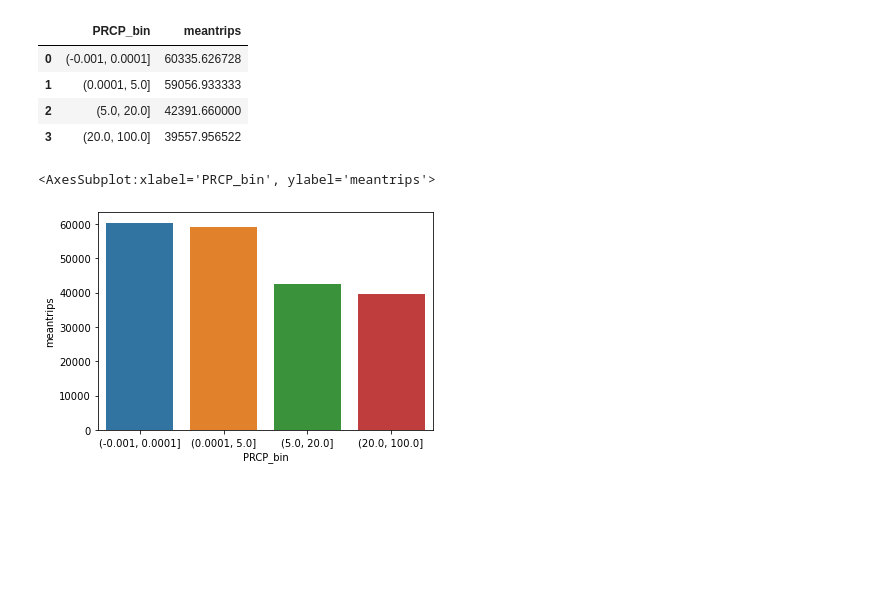
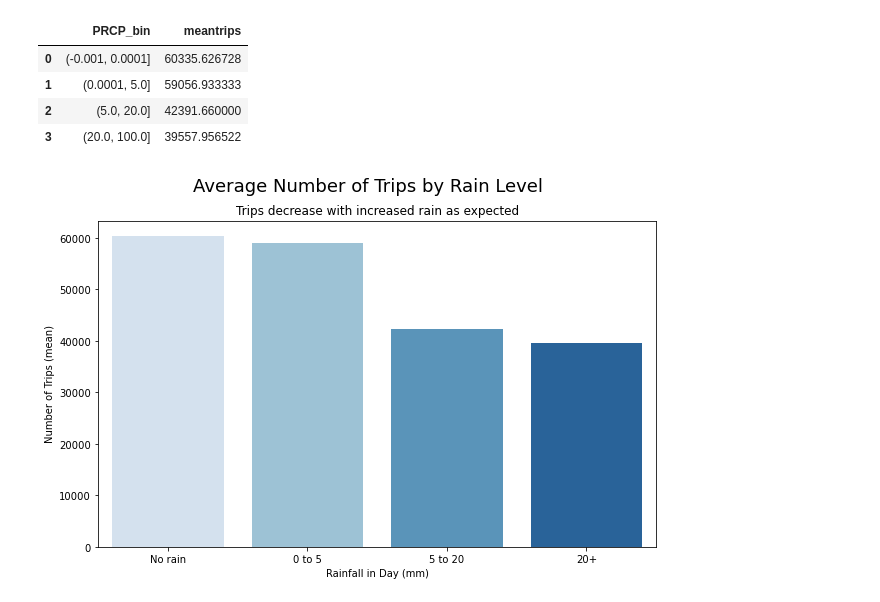
Before and after one commit to rishigoutam/citibike, a Jupyter notebook: eda/weather.ipynb, the cells around one changed output. Drawn from its saved outputs; the diff is of its cells as text; code cells hidden in the pictures; blank space fills up the shorter version.

```diff
--- a/eda/weather.ipynb
+++ b/eda/weather.ipynb
@@ -299,8 +297,17 @@ g
 | 1 | (0.0001, 5.0] | 59056.933333 |
 | 2 | (5.0, 20.0] | 42391.660000 |
 | 3 | (20.0, 100.0] | 39557.956522 |
-# %%
-sns.barplot(x=g.PRCP_bin, y=g.meantrips)
-# %% [output]
-<AxesSubplot:xlabel='PRCP_bin', ylabel='meantrips'>
-[figure, removed]
+# %%
+# plot mean trips by weather condition
+fig, ax = plt.subplots()
+fig.set_size_inches((10, 6))
+ax = sns.barplot(x=g.PRCP_bin, y=g.meantrips, palette="Blues", ax=ax)
+
+ax.set_xticklabels(["No rain", "0 to 5", "5 to 20", "20+"])
+plt.xlabel("Rainfall in Day (mm)")
+plt.ylabel("Number of Trips (mean)")
+plt.suptitle("Average Number of Trips by Rain Level", fontsize=18)
+plt.title("Trips decrease with increased rain as expected")
+plt.show()
+# %% [output]
+[figure, added]
```
Also changed, not shown: parts of 13 cells of this notebook.
